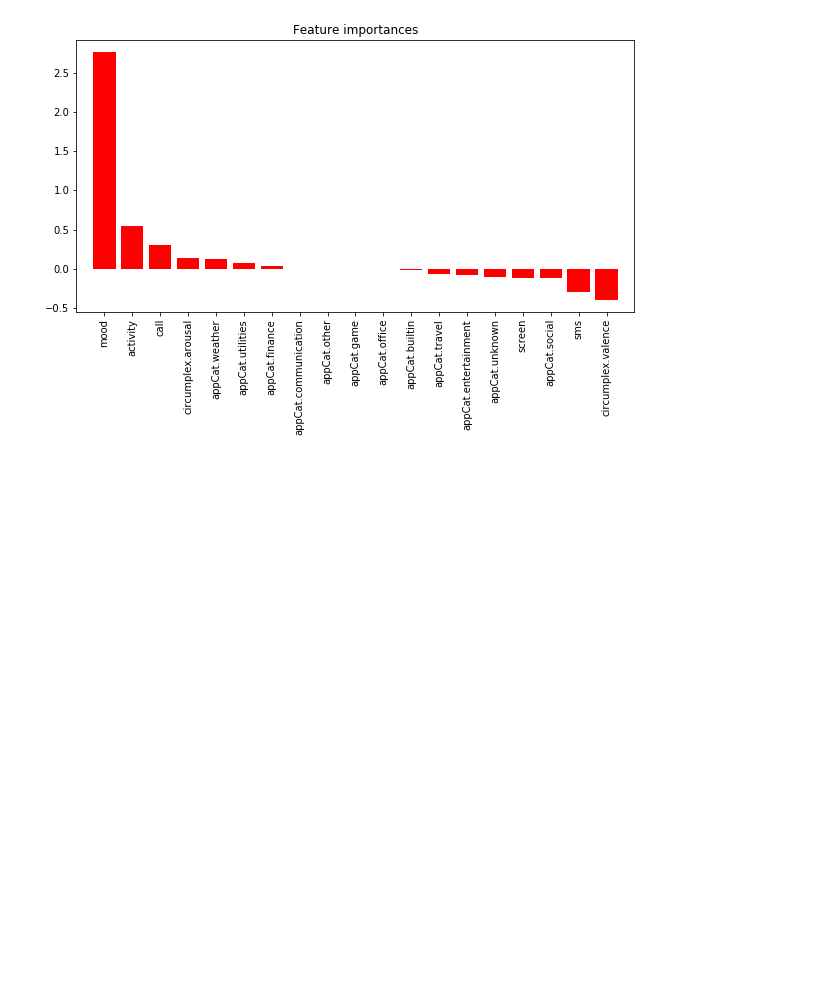
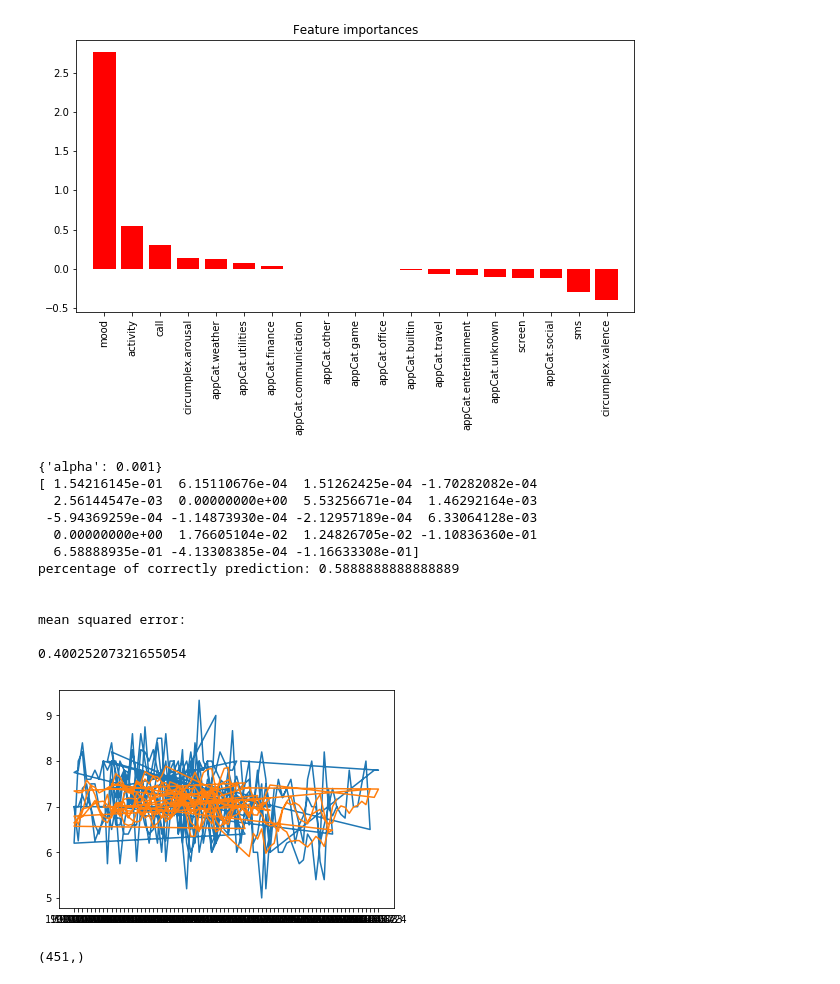
Before and after one commit to Dennis-Dekker/Data_mining, a Jupyter notebook: RandomForest and LASSO regressor.ipynb, the cells around one changed output. Cells and saved outputs as stored; diff of their text form; code cells hidden in the pictures; blank space fills up the shorter version.

Commit message:
trying to plot but nothing

```diff
--- a/RandomForest and LASSO regressor.ipynb
+++ b/RandomForest and LASSO regressor.ipynb
@@ -381,3 +381,40 @@ plt.xlim([-1, X_train.shape[1]])
 plt.show()
 # %% [output]
 [figure]
+# %%
+y=data.iloc[:,-1]
+x=data.iloc[:,2:21]
+X_train, X_test, y_train, y_test = train_test_split(x, y, test_size=0.40, shuffle=False)
+
+prediction, features=lasso_model(X_train, X_test, y_train, y_test)
+
+performance=performance_cal(y_test,prediction)
+print("percentage of correctly prediction: " + str(performance))
+print("\n")
+print("mean squared error: \n")
+print(mean_squared_error(y_test,prediction))
+
+dates=data.iloc[676:, 1]
+# dates.shape
+# y_test.shape
+plt.plot(dates, y_test)
+plt.plot(dates, prediction)
+plt.show()
+# %% [output]
+{'alpha': 0.001}
+[ 1.54216145e-01  6.15110676e-04  1.51262425e-04 -1.70282082e-04
+  2.56144547e-03  0.00000000e+00  5.53256671e-04  1.46292164e-03
+ -5.94369259e-04 -1.14873930e-04 -2.12957189e-04  6.33064128e-03
+  0.00000000e+00  1.76605104e-02  1.24826705e-02 -1.10836360e-01
+  6.58888935e-01 -4.13308385e-04 -1.16633308e-01]
+percentage of correctly prediction: 0.5888888888888889
+
+
+mean squared error:
+
+0.40025207321655054
+[figure, added]
+# %%
+y_test.shape
+# %% [output]
+(451,)
```
